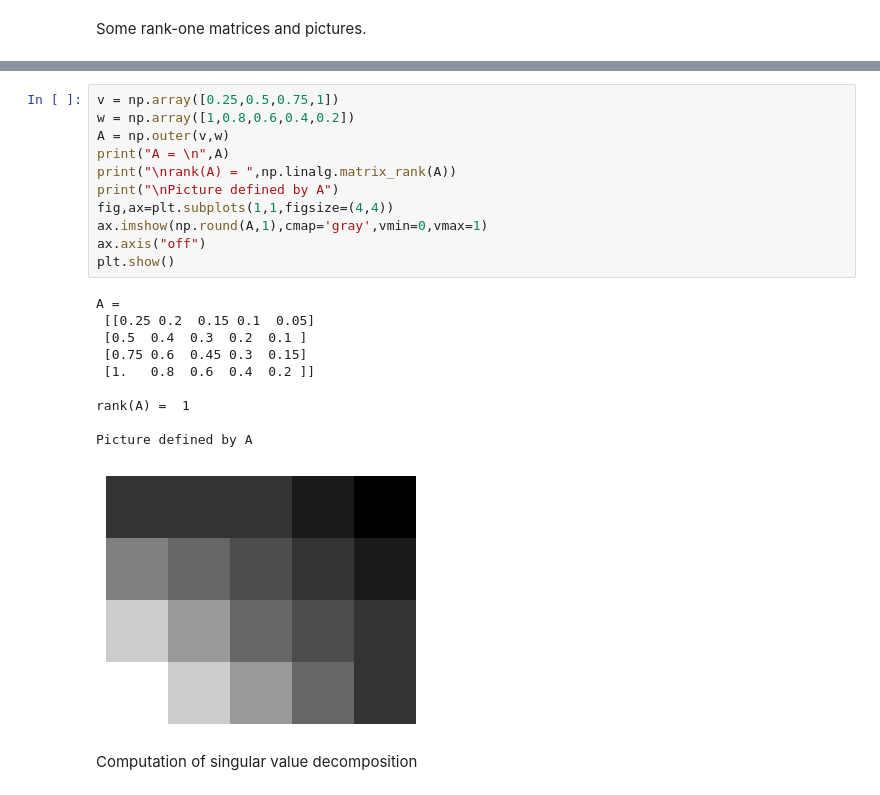
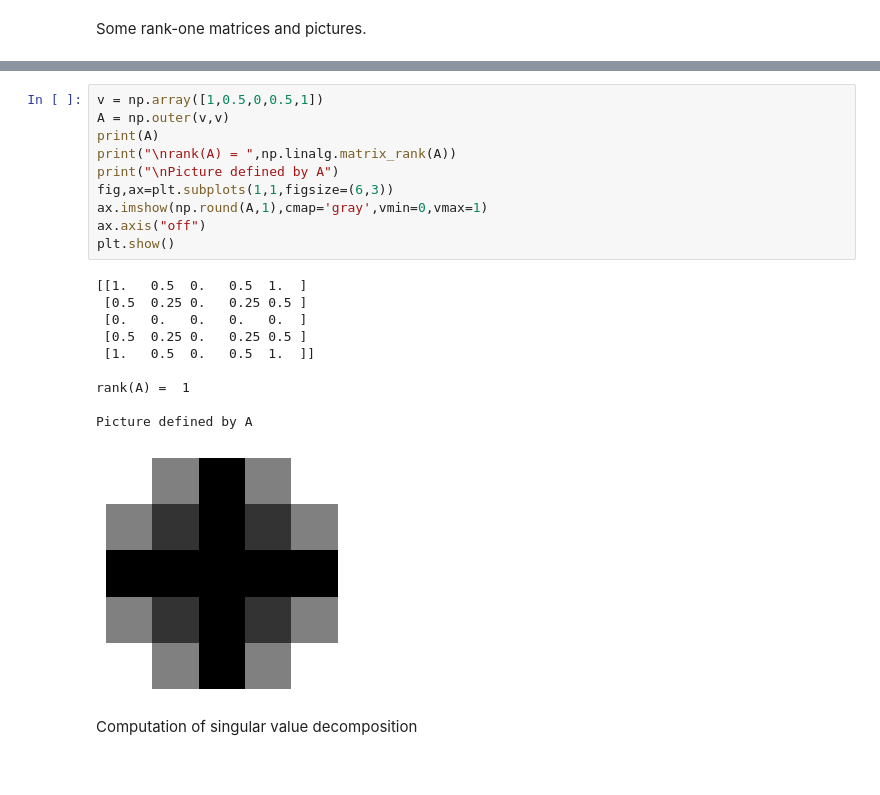
Before and after one commit to javi-pena/LinearAlgebra, a Jupyter notebook: Allderdice.ipynb, the cells around one changed output, grey strips where cells are left out. Saved outputs shown, nothing was run; the diff lists cells and outputs as text.

```diff
--- a/Allderdice.ipynb
+++ b/Allderdice.ipynb
@@ -47,25 +28,24 @@ Picture defined by A
 # %%
-v = np.array([0.25,0.5,0.75,1])
-w = np.array([1,0.8,0.6,0.4,0.2])
-A = np.outer(v,w)
-print("A = \n",A)
+v = np.array([1,0.5,0,0.5,1])
+A = np.outer(v,v)
+print(A)
 print("\nrank(A) = ",np.linalg.matrix_rank(A))
 print("\nPicture defined by A")
-fig,ax=plt.subplots(1,1,figsize=(4,4))
+fig,ax=plt.subplots(1,1,figsize=(6,3))
 ax.imshow(np.round(A,1),cmap='gray',vmin=0,vmax=1)
 ax.axis("off")
 plt.show()
 # %% [output]
-A =
- [[0.25 0.2  0.15 0.1  0.05]
- [0.5  0.4  0.3  0.2  0.1 ]
- [0.75 0.6  0.45 0.3  0.15]
- [1.   0.8  0.6  0.4  0.2 ]]
+[[1.   0.5  0.   0.5  1.  ]
+ [0.5  0.25 0.   0.25 0.5 ]
+ [0.   0.   0.   0.   0.  ]
+ [0.5  0.25 0.   0.25 0.5 ]
+ [1.   0.5  0.   0.5  1.  ]]
 
 rank(A) =  1
 
 Picture defined by A
-[figure, old version]
+[figure, new version]
 # %% [markdown]
 Computation of singular value decomposition
 # %%
```
Also changed, not shown: parts of 22 cells of this notebook, 1 other file.
